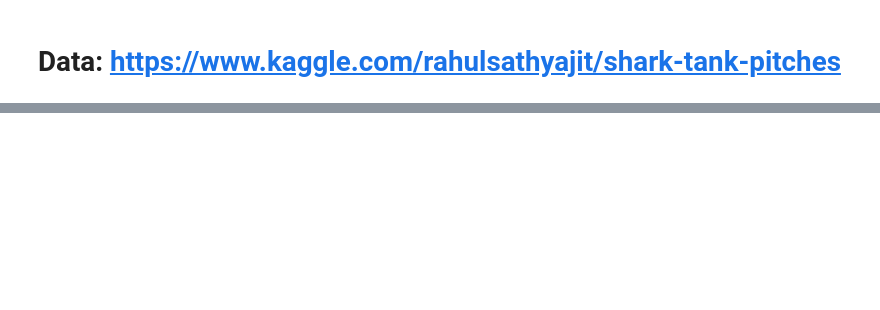
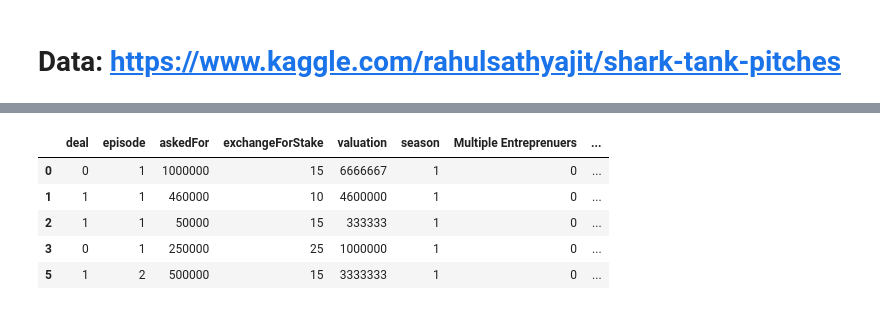
Before and after one commit to ArielJosephCohen/shark_tank, a Jupyter notebook: first_model.ipynb, the cells around one changed output, grey strips where cells are left out. Saved outputs shown, nothing was run; the diff lists cells and outputs as text; code cells hidden in the pictures; blank space fills up the shorter version.

```diff
--- a/first_model.ipynb
+++ b/first_model.ipynb
@@ -51,0 +166,16 @@ sns.distplot(df_filter.askedFor)
+# %%
+df_filter['website_length']=0
+for i in range(len(df)):
+    try:
+        df_filter['website_length'][i]=len(df_filter.website[i])
+    except:
+        df_filter['website_length'][i]=0
+# %%
+df_filter.head()
+# %% [output]
+|  | deal | episode | askedFor | exchangeForStake | valuation | season | Multiple Entreprenuers | ... |
+| 0 | 0 | 1 | 1000000 | 15 | 6666667 | 1 | 0 | ... |
+| 1 | 1 | 1 | 460000 | 10 | 4600000 | 1 | 0 | ... |
+| 2 | 1 | 1 | 50000 | 15 | 333333 | 1 | 0 | ... |
+| 3 | 0 | 1 | 250000 | 25 | 1000000 | 1 | 0 | ... |
+| 5 | 1 | 2 | 500000 | 15 | 3333333 | 1 | 0 | ... |
```
Also changed, not shown: parts of 19 cells of this notebook.
